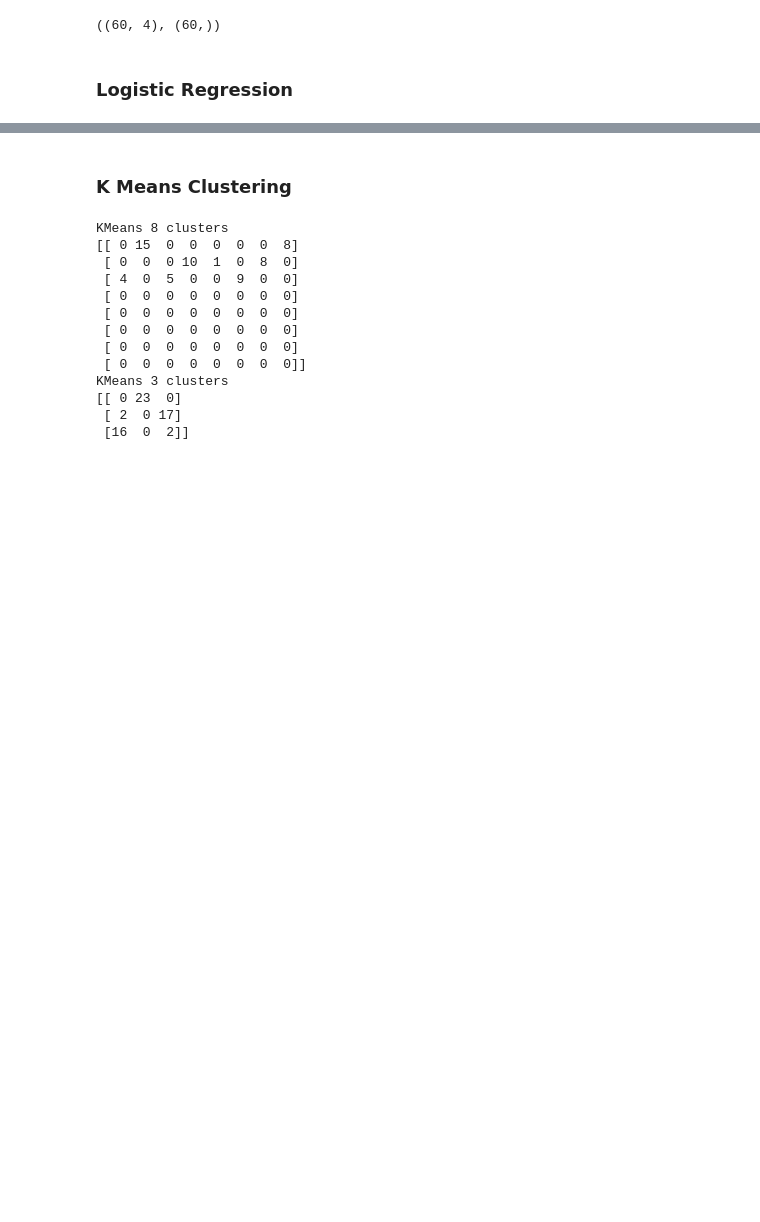
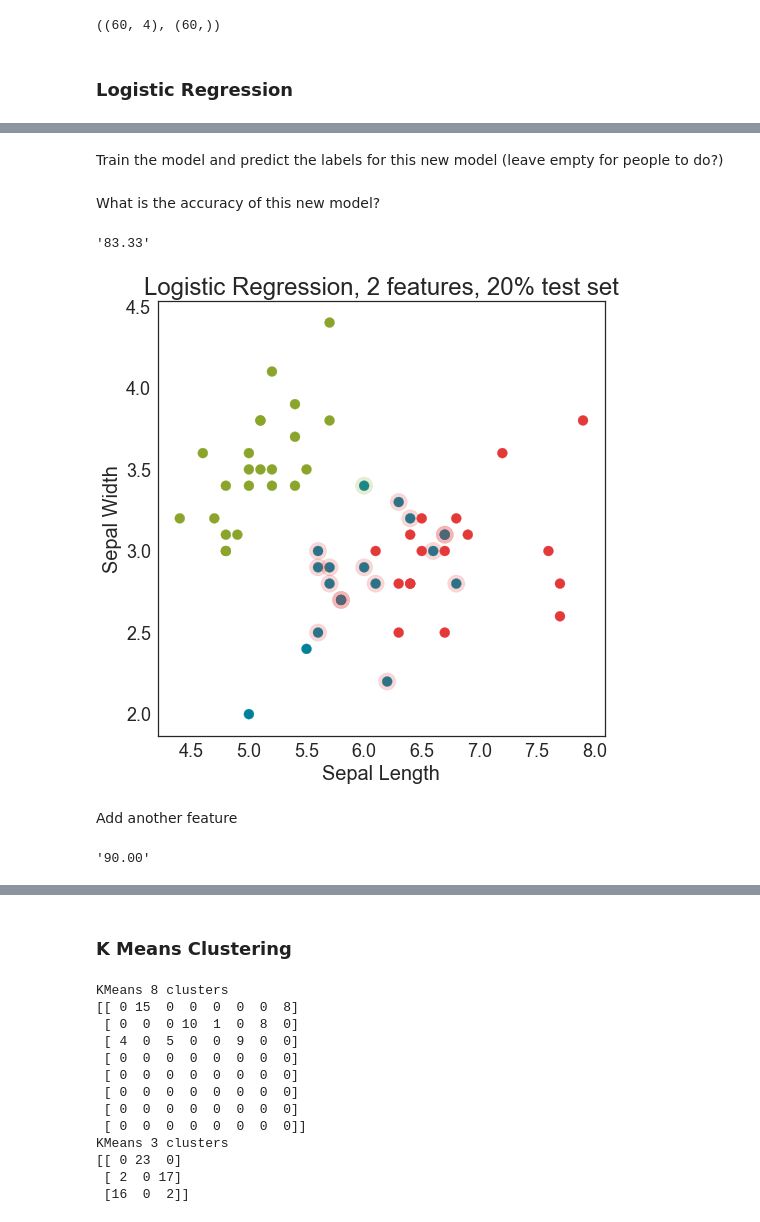
Before and after one commit to marijavlajic/code-university-ml-workshop, a Jupyter notebook: Ada Lovelace Festival - Introduction to Machine Learning Workshop.ipynb, the cells around one changed output, grey strips where cells are left out. Drawn from its saved outputs; the diff is of its cells as text; code cells hidden in the pictures; blank space fills up the shorter version.

```diff
--- a/Ada Lovelace Festival - Introduction to Machine Learning Workshop.ipynb
+++ b/Ada Lovelace Festival - Introduction to Machine Learning Workshop.ipynb
@@ -100,0 +167,21 @@ for name, model in models:
+# %%
+X_sub = X[:, :2]
+X_train, X_test, y_train, y_test = train_test_split(X_sub, y, test_size=0.2, random_state=42)
+# %% [markdown]
+Train the model and predict the labels for this new model (leave empty for people to do?)
+# %%
+model.fit(X_train, y_train)
+y_pred = model.predict(X_test)
+# %% [markdown]
+What is the accuracy of this new model?
+# %%
+'{0:.2f}'.format(accuracy_score(y_test, y_pred) * 100)
+# %% [output]
+'83.33'
+# %%
+for name, model in models:
+    plot_supervised_model('Logistic Regression, 2 features, 20% test set', model, X_test, y_test, y_pred)
+# %% [output]
+[figure, added]
+# %% [markdown]
+Add another feature
@@ -100,0 +194,4 @@ for name, model in models:
+# %%
+'{0:.2f}'.format(accuracy_score(y_test, y_pred) * 100)
+# %% [output]
+'90.00'
```
Also changed, not shown: parts of 49 cells of this notebook.
